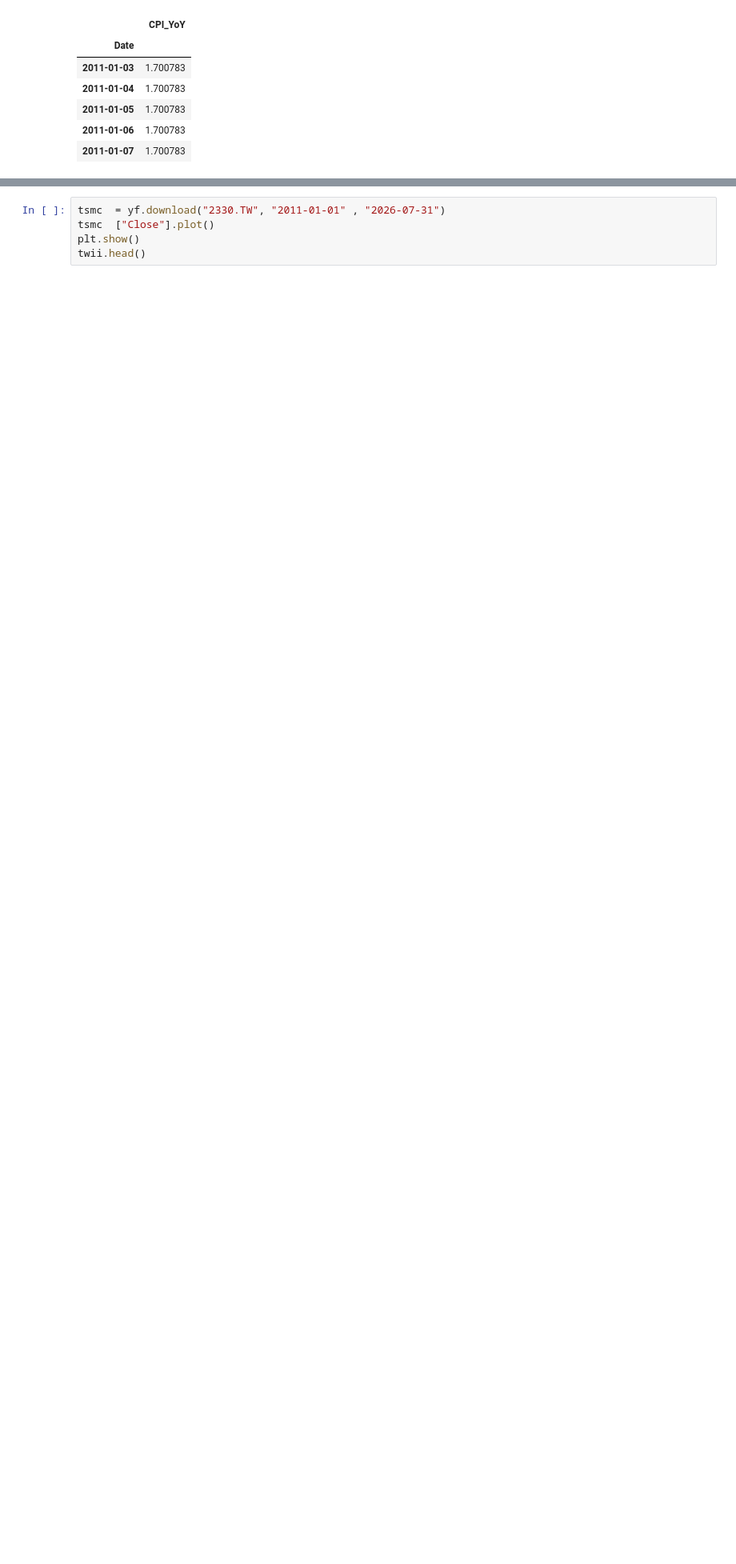
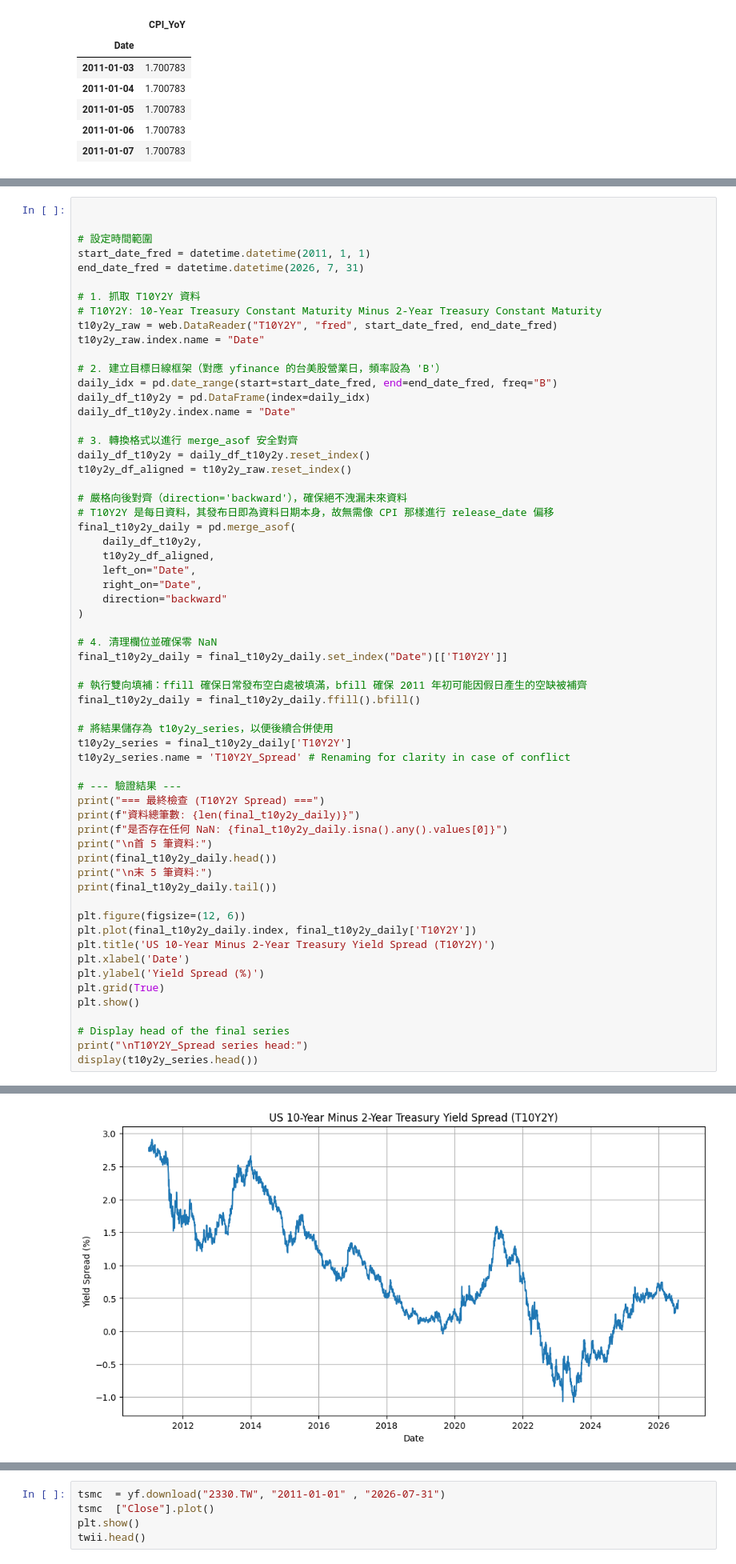
Before and after one commit to aaronhuang317/TW_Stock_ML, a Jupyter notebook: Macro_Market_Trend_Predictor.ipynb, the cells around one changed output, grey strips where cells are left out. Shown at 80% size. Saved outputs shown, nothing was run; the diff lists cells and outputs as text; blank space fills up the shorter version.

```diff
--- a/Macro_Market_Trend_Predictor.ipynb
+++ b/Macro_Market_Trend_Predictor.ipynb
@@ -357,0 +430,62 @@ Date
+# %%
+
+
+# 設定時間範圍
+start_date_fred = datetime.datetime(2011, 1, 1)
+end_date_fred = datetime.datetime(2026, 7, 31)
+
+# 1. 抓取 T10Y2Y 資料
+# T10Y2Y: 10-Year Treasury Constant Maturity Minus 2-Year Treasury Constant Maturity
+t10y2y_raw = web.DataReader("T10Y2Y", "fred", start_date_fred, end_date_fred)
+t10y2y_raw.index.name = "Date"
+
+# 2. 建立目標日線框架（對應 yfinance 的台美股營業日，頻率設為 'B'）
+daily_idx = pd.date_range(start=start_date_fred, end=end_date_fred, freq="B")
+daily_df_t10y2y = pd.DataFrame(index=daily_idx)
+daily_df_t10y2y.index.name = "Date"
+
+# 3. 轉換格式以進行 merge_asof 安全對齊
+daily_df_t10y2y = daily_df_t10y2y.reset_index()
+t10y2y_df_aligned = t10y2y_raw.reset_index()
+
+# 嚴格向後對齊（direction='backward'），確保絕不洩漏未來資料
+# T10Y2Y 是每日資料，其發布日即為資料日期本身，故無需像 CPI 那樣進行 release_date 偏移
+final_t10y2y_daily = pd.merge_asof(
+    daily_df_t10y2y,
+    t10y2y_df_aligned,
+    left_on="Date",
+    right_on="Date",
+    direction="backward"
+)
+
+# 4. 清理欄位並確保零 NaN
+final_t10y2y_daily = final_t10y2y_daily.set_index("Date")[['T10Y2Y']]
+
+# 執行雙向填補：ffill 確保日常發布空白處被填滿，bfill 確保 2011 年初可能因假日產生的空缺被補齊
+final_t10y2y_daily = final_t10y2y_daily.ffill().bfill()
+
+# 將結果儲存為 t10y2y_series，以便後續合併使用
+t10y2y_series = final_t10y2y_daily['T10Y2Y']
+t10y2y_series.name = 'T10Y2Y_Spread' # Renaming for clarity in case of conflict
+
+# --- 驗證結果 ---
+print("=== 最終檢查 (T10Y2Y Spread) ===")
+print(f"資料總筆數: {len(final_t10y2y_daily)}")
+print(f"是否存在任何 NaN: {final_t10y2y_daily.isna().any().values[0]}")
+print("\n首 5 筆資料:")
+print(final_t10y2y_daily.head())
+print("\n末 5 筆資料:")
+print(final_t10y2y_daily.tail())
+
+plt.figure(figsize=(12, 6))
+plt.plot(final_t10y2y_daily.index, final_t10y2y_daily['T10Y2Y'])
+plt.title('US 10-Year Minus 2-Year Treasury Yield Spread (T10Y2Y)')
+plt.xlabel('Date')
+plt.ylabel('Yield Spread (%)')
+plt.grid(True)
+plt.show()
+
+# Display head of the final series
+print("\nT10Y2Y_Spread series head:")
+display(t10y2y_series.head())
+# %% [output]
@@ -357,0 +509 @@ Date
+[figure, added]
```
Also changed, not shown: parts of 35 cells of this notebook.
